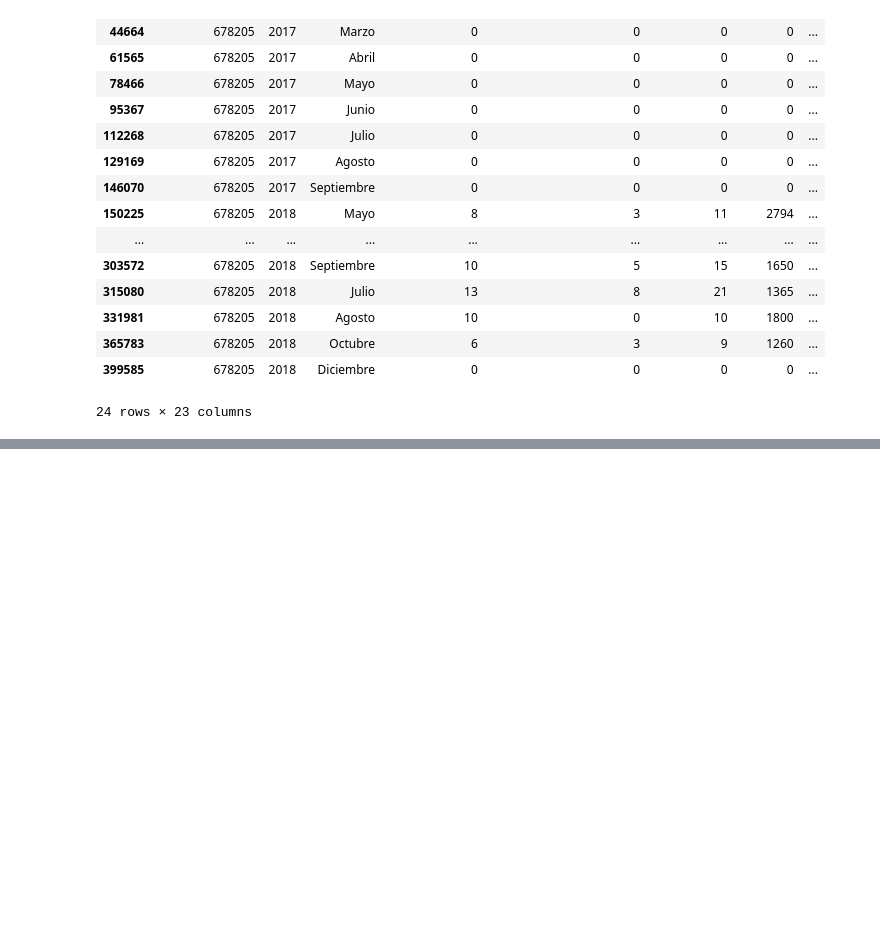
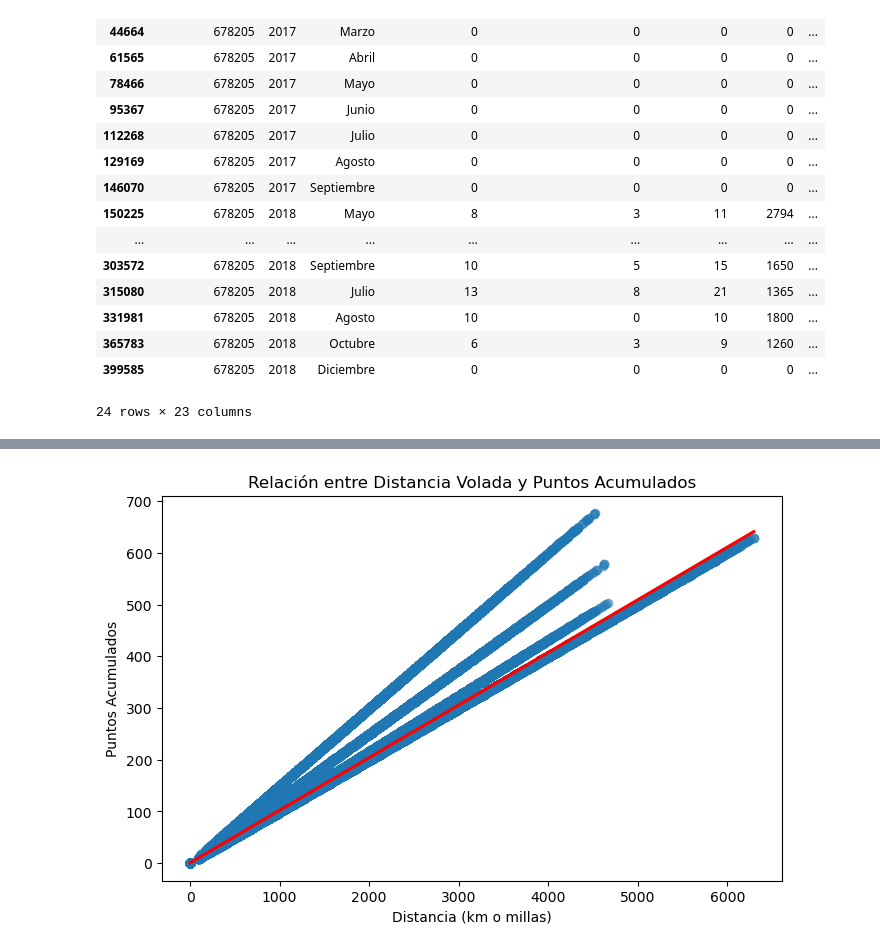
Before and after one commit to Adalab/bda-modulo-3-evaluacion-final-fatimagonzalezya, a Jupyter notebook: evaluacion-final-fatimagonzalezya.ipynb, the cells around one changed output, grey strips where cells are left out. Saved outputs shown, nothing was run; the diff lists cells and outputs as text; code cells hidden in the pictures; blank space fills up the shorter version.

```diff
--- a/evaluacion-final-fatimagonzalezya.ipynb
+++ b/evaluacion-final-fatimagonzalezya.ipynb
@@ -534,0 +560,16 @@ print(df_unido["Salary"].unique())
+# %%
+# Vamos a comprobarlo con una visualización regplot
+
+plt.figure(figsize=(8, 5))
+
+sns.regplot(data=df_unido, x="Distance", y="Points Accumulated", scatter_kws={"alpha": 0.5}, line_kws={"color": "red"})
+
+plt.title("Relación entre Distancia Volada y Puntos Acumulados")
+plt.xlabel("Distancia (km o millas)")
+plt.ylabel("Puntos Acumulados")
+
+plt.show()
+
+# Vemos una linealidad fuerte pero también vemos que se acumulan más puntos que kms por otro lado. Hay otra variable que está interfiriendo en los puntos acumulados por kms viajados.
+# %% [output]
+[figure, added]
```
Also changed, not shown: parts of 60 cells of this notebook.
